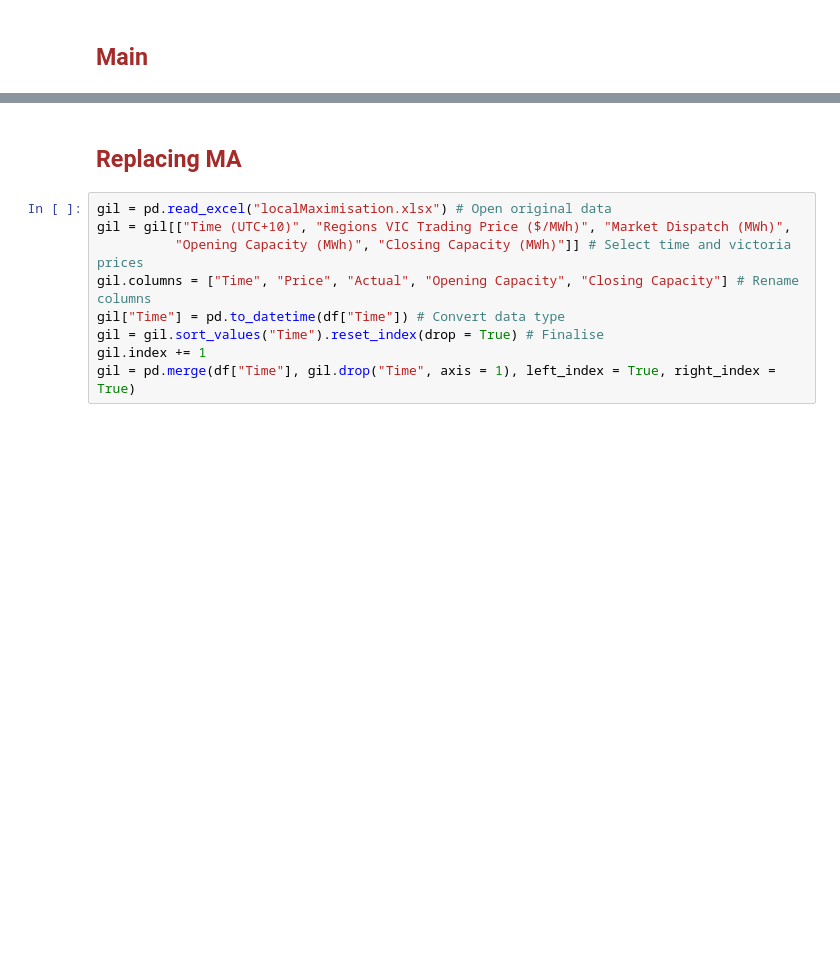
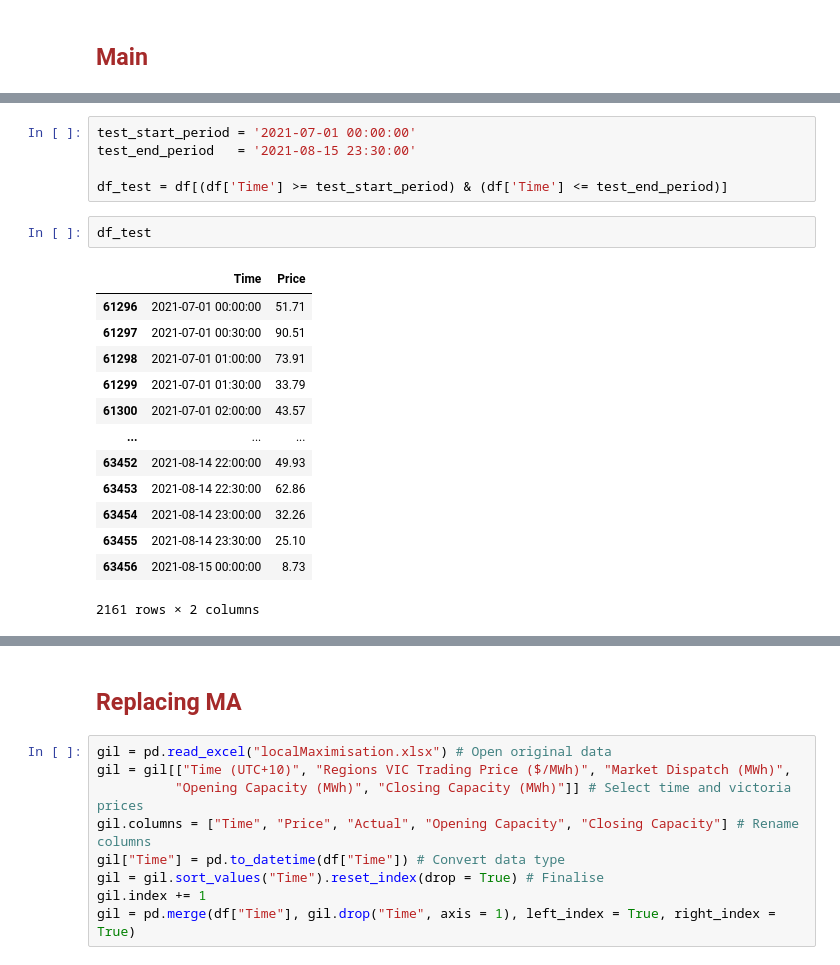
Before and after one commit to rinliauw/energy-market-and-battery-optimization, a Jupyter notebook: code/modelling/MainModel.ipynb, the cells around one changed output, grey strips where cells are left out. Drawn from its saved outputs; the diff is of its cells as text; blank space fills up the shorter version.

```diff
--- a/code/modelling/MainModel.ipynb
+++ b/code/modelling/MainModel.ipynb
@@ -912,0 +939,21 @@ CalculateRevenue(Prediction.copy())
+# %%
+test_start_period = '2021-07-01 00:00:00'
+test_end_period   = '2021-08-15 23:30:00'
+
+df_test = df[(df['Time'] >= test_start_period) & (df['Time'] <= test_end_period)]
+# %%
+df_test
+# %% [output]
+|  | Time | Price |
+| 61296 | 2021-07-01 00:00:00 | 51.71 |
+| 61297 | 2021-07-01 00:30:00 | 90.51 |
+| 61298 | 2021-07-01 01:00:00 | 73.91 |
+| 61299 | 2021-07-01 01:30:00 | 33.79 |
+| 61300 | 2021-07-01 02:00:00 | 43.57 |
+| ... | ... | ... |
+| 63452 | 2021-08-14 22:00:00 | 49.93 |
+| 63453 | 2021-08-14 22:30:00 | 62.86 |
+| 63454 | 2021-08-14 23:00:00 | 32.26 |
+| 63455 | 2021-08-14 23:30:00 | 25.10 |
+| 63456 | 2021-08-15 00:00:00 | 8.73 |
+2161 rows × 2 columns
```
Also changed, not shown: parts of 47 cells of this notebook, 33 other files.
